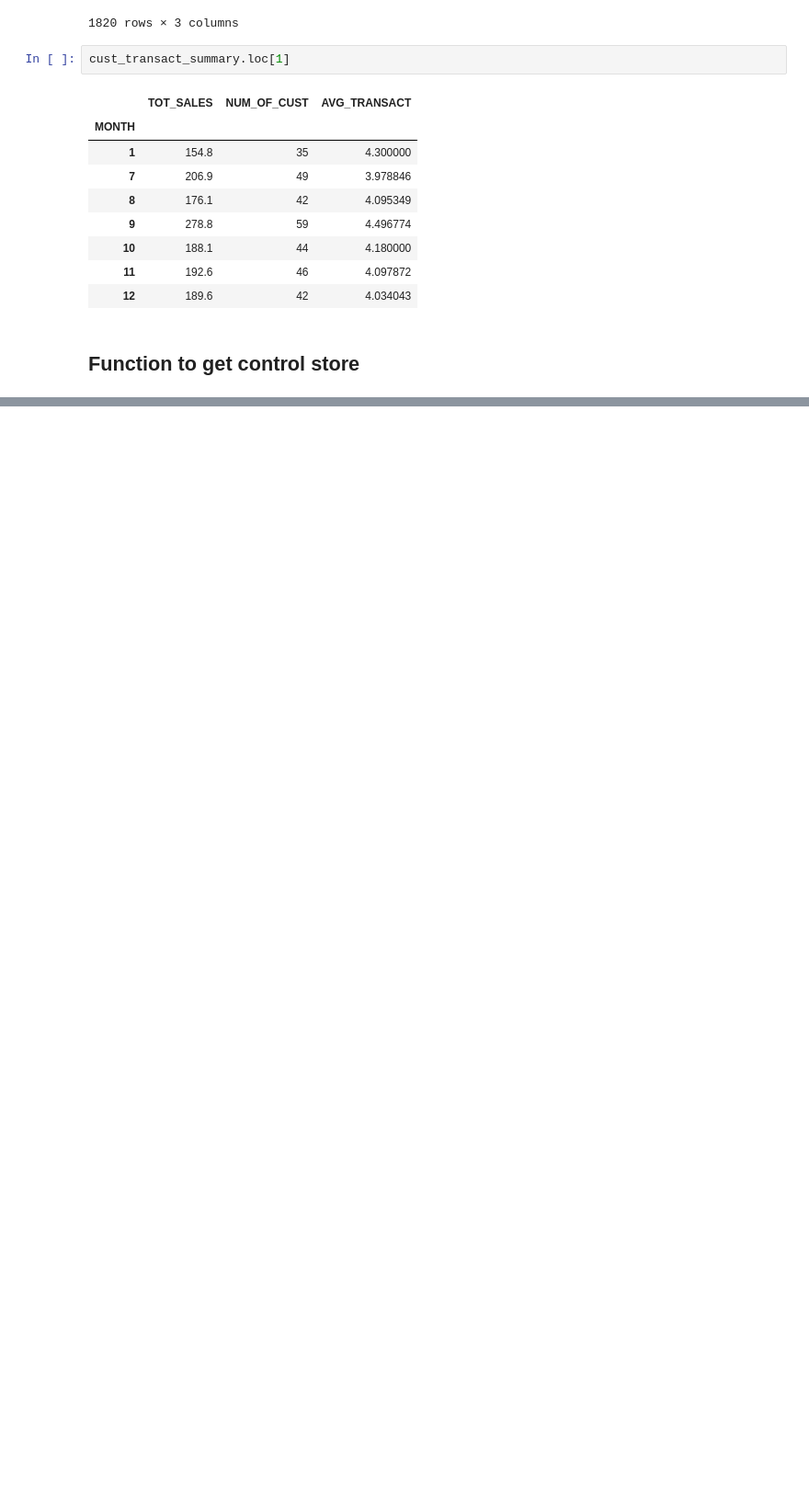
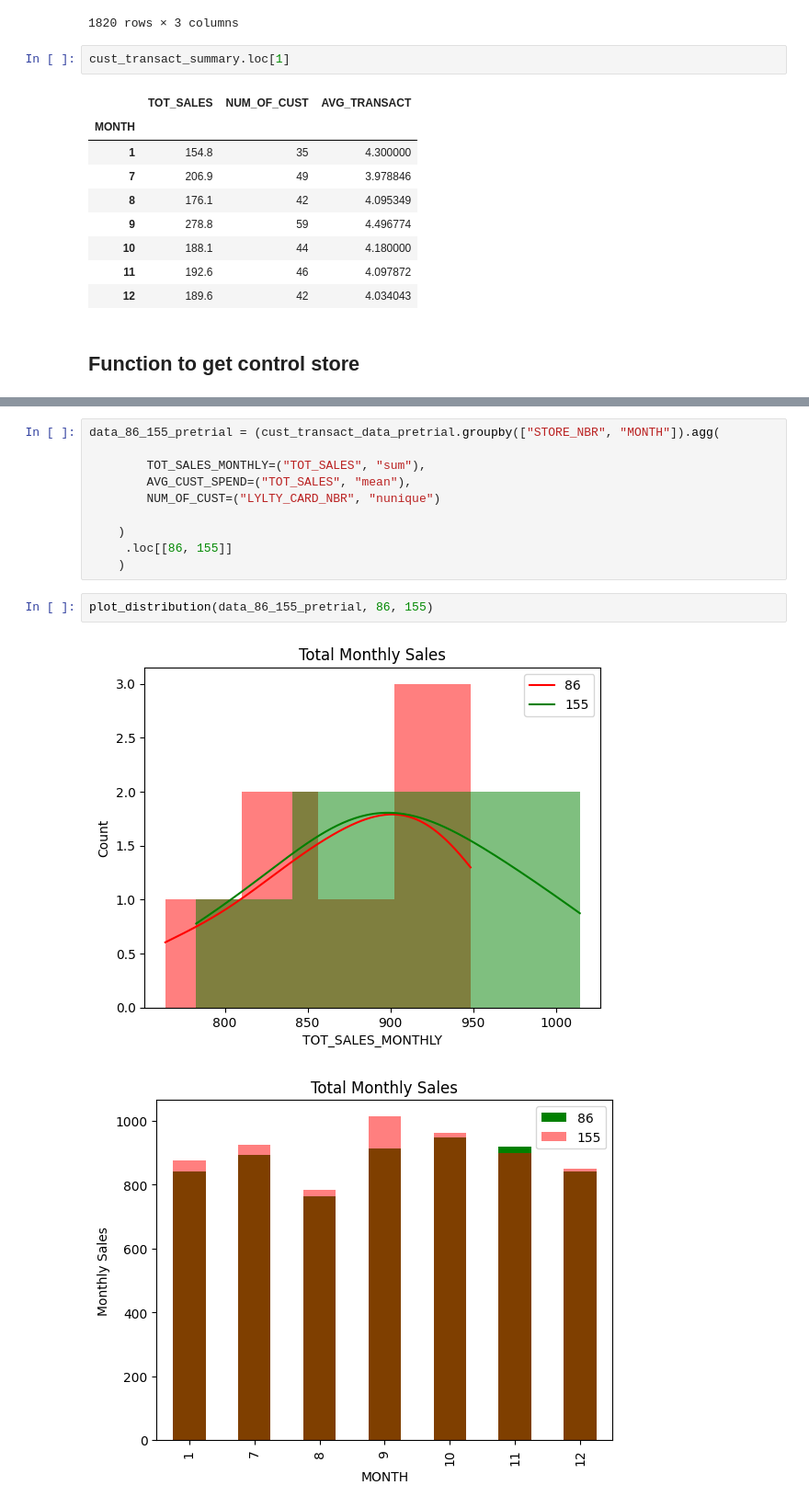
Before and after one commit to nav500/zed-supermart-customer-analysis, a Jupyter notebook: experimentation_and_uplift_testing.ipynb, the cells around one changed output, grey strips where cells are left out. Shown at 92% size. Saved outputs shown, nothing was run; the diff lists cells and outputs as text; blank space fills up the shorter version.

```diff
--- a/experimentation_and_uplift_testing.ipynb
+++ b/experimentation_and_uplift_testing.ipynb
@@ -252,0 +412,15 @@ corr
+# %%
+data_86_155_pretrial = (cust_transact_data_pretrial.groupby(["STORE_NBR", "MONTH"]).agg(
+
+        TOT_SALES_MONTHLY=("TOT_SALES", "sum"),
+        AVG_CUST_SPEND=("TOT_SALES", "mean"),
+        NUM_OF_CUST=("LYLTY_CARD_NBR", "nunique")
+
+    )
+     .loc[[86, 155]]
+    )
+# %%
+plot_distribution(data_86_155_pretrial, 86, 155)
+# %% [output]
+[figure, added]
+[figure, added]
```
Also changed, not shown: parts of 85 cells of this notebook.
